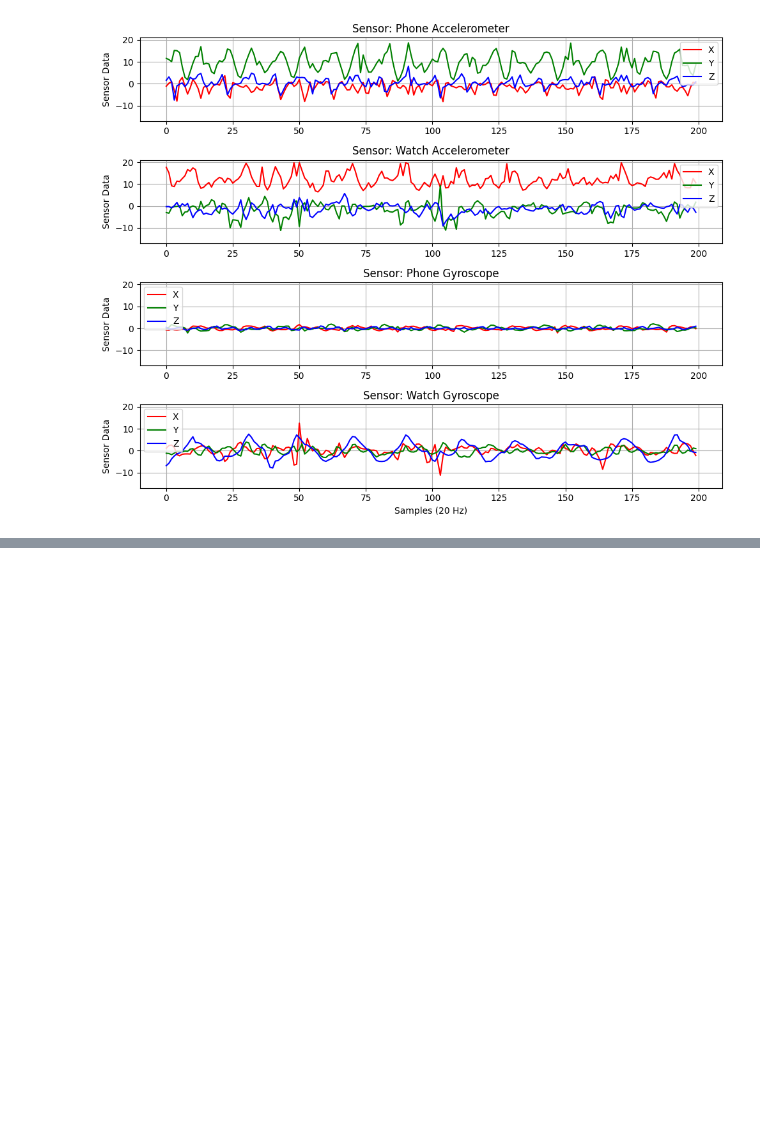
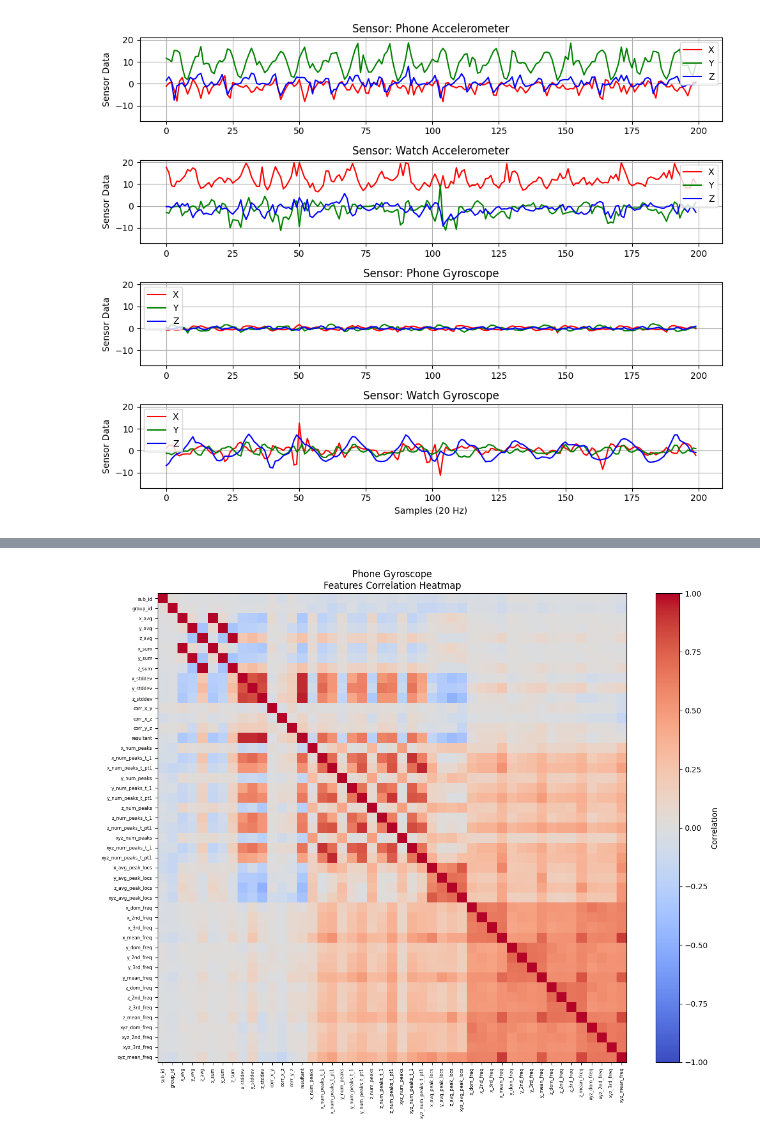
Before and after one commit to tbrehme-v/dse230, a Jupyter notebook: EDA.ipynb, the cells around one changed output, grey strips where cells are left out. Drawn from its saved outputs; the diff is of its cells as text; code cells hidden in the pictures; blank space fills up the shorter version.

```diff
--- a/EDA.ipynb
+++ b/EDA.ipynb
@@ -760,0 +807,4 @@ pddf_watch_g.to_csv(path+"watch_g"+".csv", index=False)
+# %%
+plot_corr(pddf_watch_g, "Phone Gyroscope")
+# %% [output]
+[figure, added]
```
Also changed, not shown: parts of 9 cells of this notebook.
